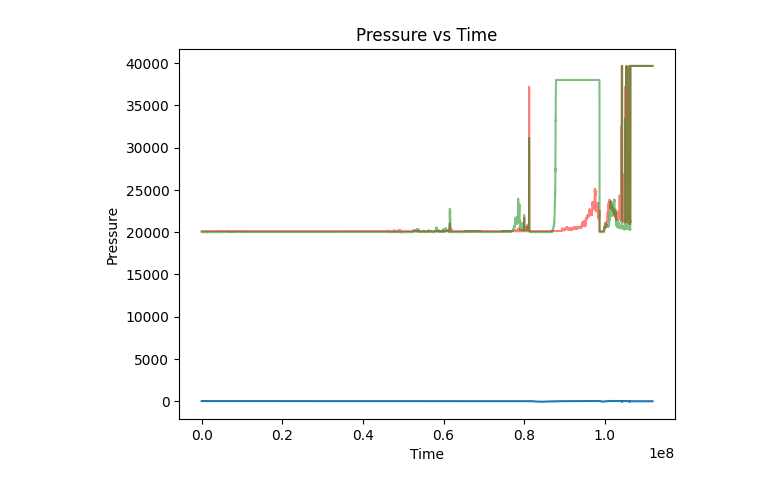
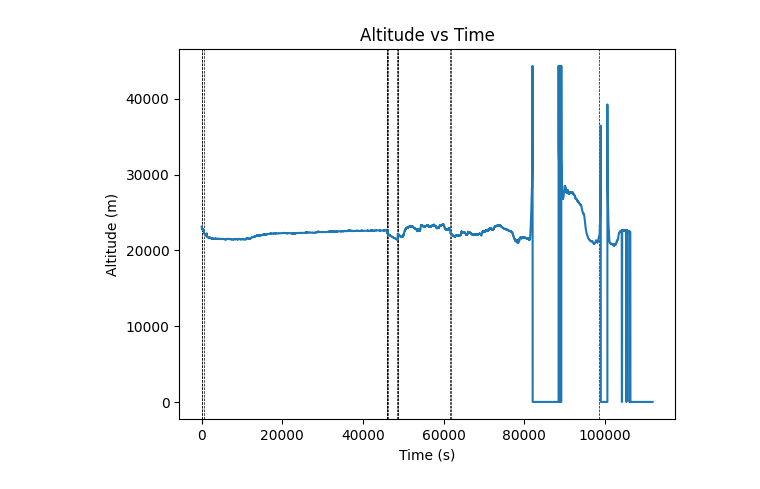
Before and after one commit to DexterBinary/HAB_Data_Analysis_2024, a Jupyter notebook: notebooks/analysis.ipynb, the cells around one changed output. Saved outputs shown, nothing was run; the diff lists cells and outputs as text; code cells hidden in the pictures.

Commit message:
Saved first altitude vs time plot

```diff
--- a/notebooks/analysis.ipynb
+++ b/notebooks/analysis.ipynb
@@ -4,26 +4,27 @@ import matplotlib.pyplot as plt
 import os
 import pandas as pd
 import csv
-# %%
-df = pd.read_csv('../data/modified/allData.csv')
-
-# Vertical Shift & Scalar for CO2 and TVOC
-verticalShift = 20000
-scalar = 0.3
-
-# df = smoothData(df, 'Pressure', 1000)
-# df = smoothData(df, 'CO2 equivelent', 100)
-# df = smoothData(df, 'TVOC', 100)
-
-# df = thresholdData(df, 'TVOC', 60000)
-# df = thresholdData(df, 'CO2 equivelent', 60000)
-
-plt.plot(df['Time'],df['Pressure'])
-plt.plot(df['Time'],(df['CO2 equivelent'])*scalar+verticalShift, color='red', alpha=0.5)
-plt.plot(df['Time'],(df['TVOC'])*scalar+verticalShift, color='green', alpha=0.5)
-plt.title('Pressure vs Time')
-plt.xlabel('Time')
-plt.ylabel('Pressure')
-plt.show()
-# %% [output]
-[figure, removed]
+# %%
+def csvBreaks(df):
+    previousFile = 0
+    allBreaks = []
+    for index, row in df.iterrows():
+        currentFile = row['DataFileNumber']
+        if not (currentFile == previousFile):
+            allBreaks.append(row['Time'])
+        previousFile = currentFile
+    return allBreaks
+# %%
+df = pd.read_csv('../data/modified/formattedData.csv')
+
+for b in csvBreaks(df):
+	plt.axvline(x=b, color='black', ls='--',lw=0.5)
+
+plt.plot(df['Time'], df['Altitude'])
+plt.title('Altitude vs Time')
+plt.xlabel('Time (s)')
+plt.ylabel('Altitude (m)')
+plt.savefig('../results/plots/altitude_vs_time.png')
+plt.show()
+# %% [output]
+[figure, added]
```
Also changed, not shown: parts of 1 cell of this notebook, 1 other file.
